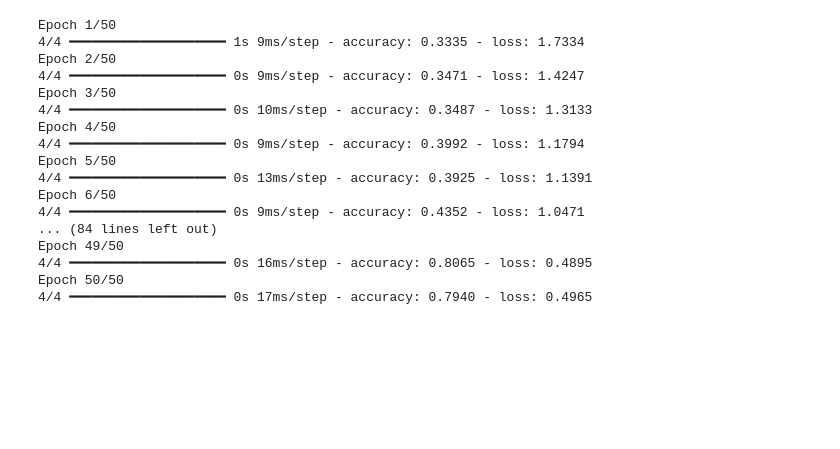
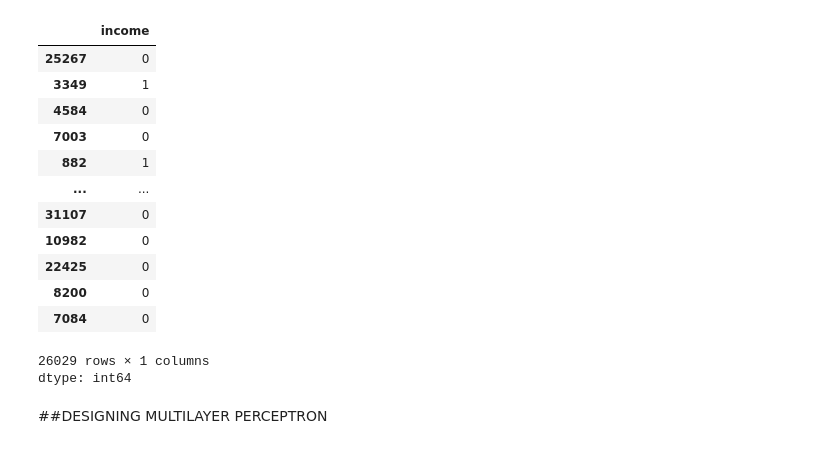
Before and after one commit to Pyro-Warrior-1884/NNDL_Assignment, a Jupyter notebook: CB_EN_U4CSE22404.ipynb, the cells around one changed output. Cells and saved outputs as stored; diff of their text form; code cells hidden in the pictures; blank space fills up the shorter version.

```diff
--- a/CB_EN_U4CSE22404.ipynb
+++ b/CB_EN_U4CSE22404.ipynb
@@ -39,0 +107,14 @@ X_train, X_test, y_train, y_test = train_test_split(X, y, test_size=0.2, random_
+# %%
+y = df['income'].apply(lambda x: 1 if x.strip() == '>50K' else 0)
+X = df.drop(columns=['income'])
+# %%
+category = X.select_dtypes(include='object').columns
+X_processed = pd.get_dummies(X, columns=category, drop_first=True)
+# %%
+numeric_cols = X.select_dtypes(exclude='object').columns
+scaler = StandardScaler()
+X_processed[numeric_cols] = scaler.fit_transform(X_processed[numeric_cols])
+# %%
+X_train, X_test, y_train, y_test = train_test_split(
+    X_processed, y, test_size=0.2, random_state=42, stratify=y
+)
@@ -40,22 +137,25 @@ X_train, X_test, y_train, y_test = train_test_split(X, y, test_size=0.2, random_
+# %%
+y_train
+# %% [output]
+|  | income |
+| 25267 | 0 |
+| 3349 | 1 |
+| 4584 | 0 |
+| 7003 | 0 |
+| 882 | 1 |
+| ... | ... |
+| 31107 | 0 |
+| 10982 | 0 |
+| 22425 | 0 |
+| 8200 | 0 |
+| 7084 | 0 |
+26029 rows × 1 columns
+dtype: int64
+# %% [markdown]
+##DESIGNING MULTILAYER PERCEPTRON
 # %%
-model=tf.keras.Sequential([tf.keras.layers.Dense(4,input_shape=(4,)),tf.keras.layers.Dense(10),tf.keras.layers.Dense(3,activation="softmax")])
-model.compile(optimizer=tf.keras.optimizers.Adam(),loss=tf.keras.losses.CategoricalCrossentropy(),metrics=['accuracy'])
-history=model.fit(X_train,y_train,epochs=50)
+model = tf.keras.models.Sequential([
+    tf.keras.layers.Dense(32, activation='relu', input_shape=(X_train.shape[1],)),
+    tf.keras.layers.Dense(16, activation='relu'),
+    tf.keras.layers.Dense(1, activation='sigmoid')
+])
-# %% [output]
-Epoch 1/50
-4/4 ━━━━━━━━━━━━━━━━━━━━ 1s 9ms/step - accuracy: 0.3335 - loss: 1.7334
-Epoch 2/50
-4/4 ━━━━━━━━━━━━━━━━━━━━ 0s 9ms/step - accuracy: 0.3471 - loss: 1.4247
-Epoch 3/50
-4/4 ━━━━━━━━━━━━━━━━━━━━ 0s 10ms/step - accuracy: 0.3487 - loss: 1.3133
-Epoch 4/50
-4/4 ━━━━━━━━━━━━━━━━━━━━ 0s 9ms/step - accuracy: 0.3992 - loss: 1.1794
-Epoch 5/50
-4/4 ━━━━━━━━━━━━━━━━━━━━ 0s 13ms/step - accuracy: 0.3925 - loss: 1.1391
-Epoch 6/50
-4/4 ━━━━━━━━━━━━━━━━━━━━ 0s 9ms/step - accuracy: 0.4352 - loss: 1.0471
-... (84 lines left out)
-Epoch 49/50
-4/4 ━━━━━━━━━━━━━━━━━━━━ 0s 16ms/step - accuracy: 0.8065 - loss: 0.4895
-Epoch 50/50
-4/4 ━━━━━━━━━━━━━━━━━━━━ 0s 17ms/step - accuracy: 0.7940 - loss: 0.4965
```
Also changed, not shown: parts of 26 cells of this notebook.
